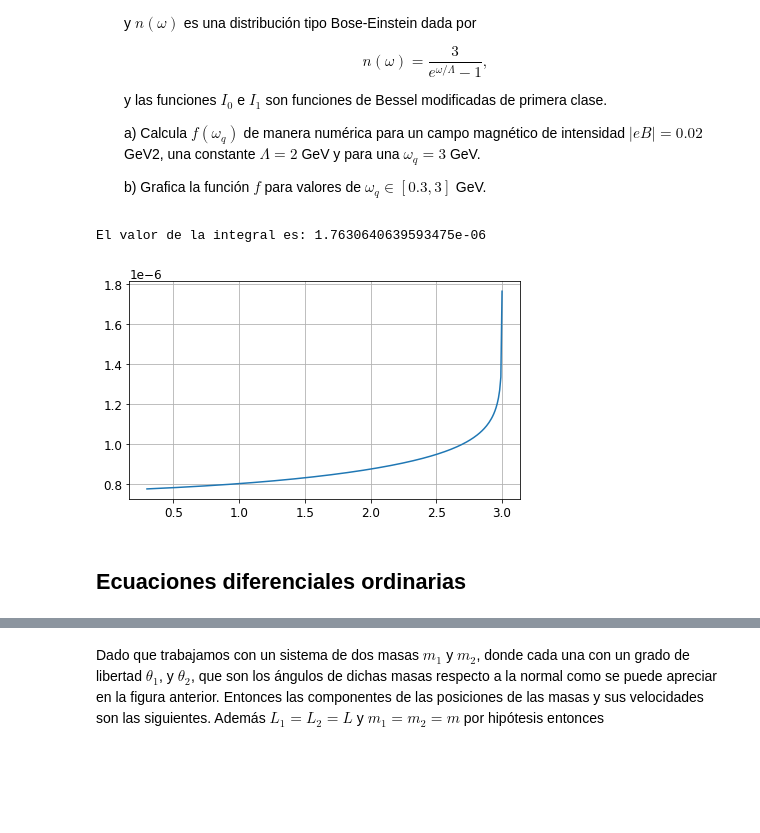
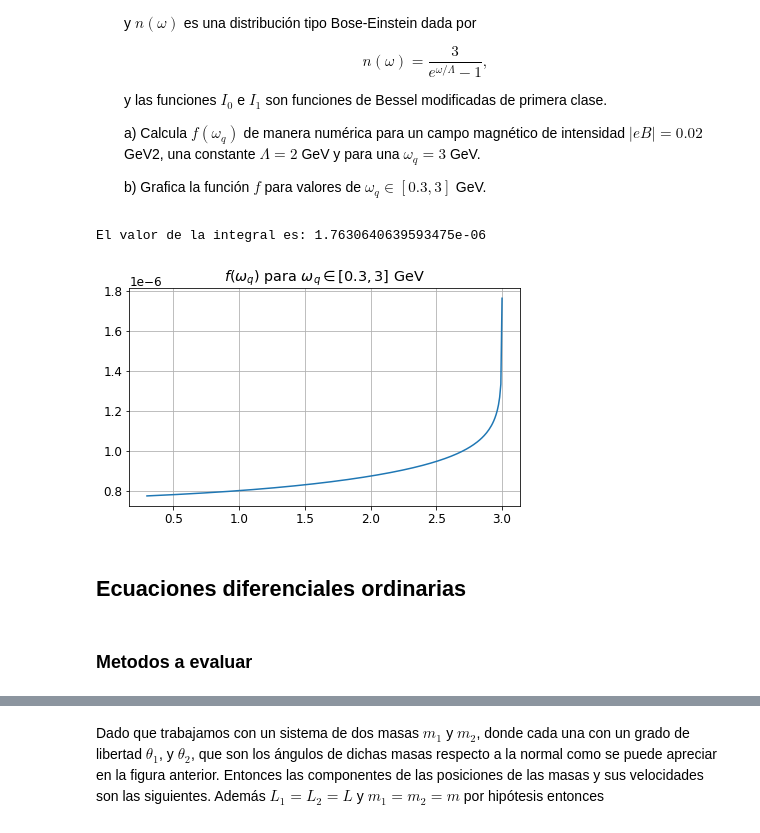
Before and after one commit to joshbrx/Fisica-Computacional, a Jupyter notebook: T2_BrionesAndrade.ipynb, the cells around one changed output, grey strips where cells are left out. Saved outputs shown, nothing was run; the diff lists cells and outputs as text; code cells hidden in the pictures; blank space fills up the shorter version.

```diff
--- a/T2_BrionesAndrade.ipynb
+++ b/T2_BrionesAndrade.ipynb
@@ -624,34 +624,36 @@ gf = lambda w: (w**2 + wq**2 - w*wq)/(2*eB)
 
 # Definimos la función F(w) para los fotones
 def F(w):
     T1 = (2*(w**2) + wq**2 - w*wq);
     T2 = np.exp(-gf(w));
     T3 = n(w);
     T4 = (1 + 2*n(abs(wq - w)));
     T5 = (i0(gf(w)) - i1(gf(w)))
     return T1*T2*T3*T4*T5
 
 # Resolvemos el método de cuadratura gaussiana, por su simplicidad y mejor resultado en integrales numéricas.
 
 I1 = IntGauss(100, 0, wq , F)
 cte2 = (a*np.pi)/(2*(2*np.pi)**6*wq)
 print(f"El valor de la integral es: {cte2*I1}")
 
 # Definimos nuestro espacio lineal
 
 W = np.linspace(0.3,3,300)
 fW = W*0;
 
 for k in range(0,len(W)):
     w  = W[k]
     I2 = IntGauss(100, 0, w, F)
     fW[k] = cte2 * I2
 
 plt.figure(figsize=(7,4))
 plt.plot(W, fW)
-plt.grid(); plt.show();
+plt.title(r"$f(\omega_q)$ para $\omega_q\in[0.3,3]$ GeV"); plt.grid(); plt.show();
 # %% [output]
 El valor de la integral es: 1.7630640639593475e-06
-[figure, old version]
+[figure, new version]
 # %% [markdown]
 ## Ecuaciones diferenciales ordinarias
+# %% [markdown]
+### Metodos a evaluar
```
Also changed, not shown: parts of 12 cells of this notebook.
